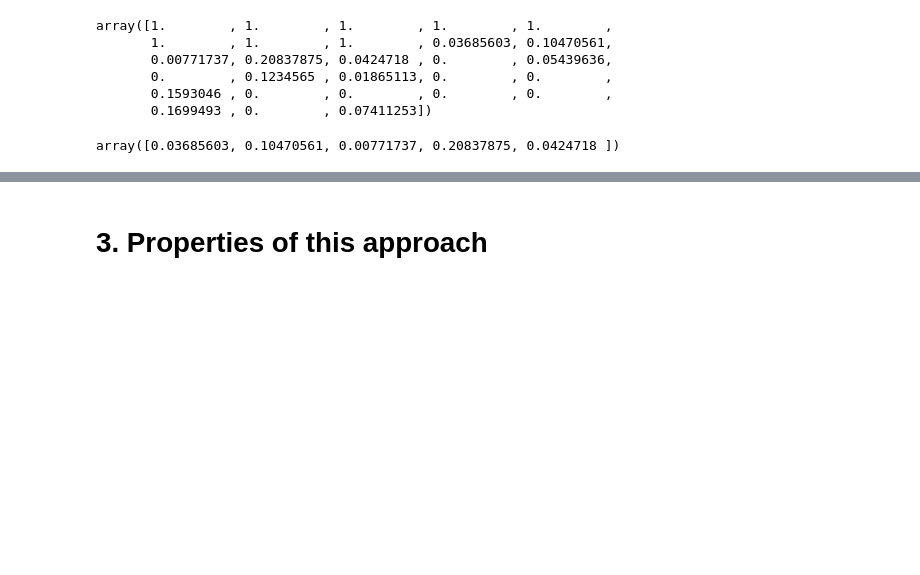
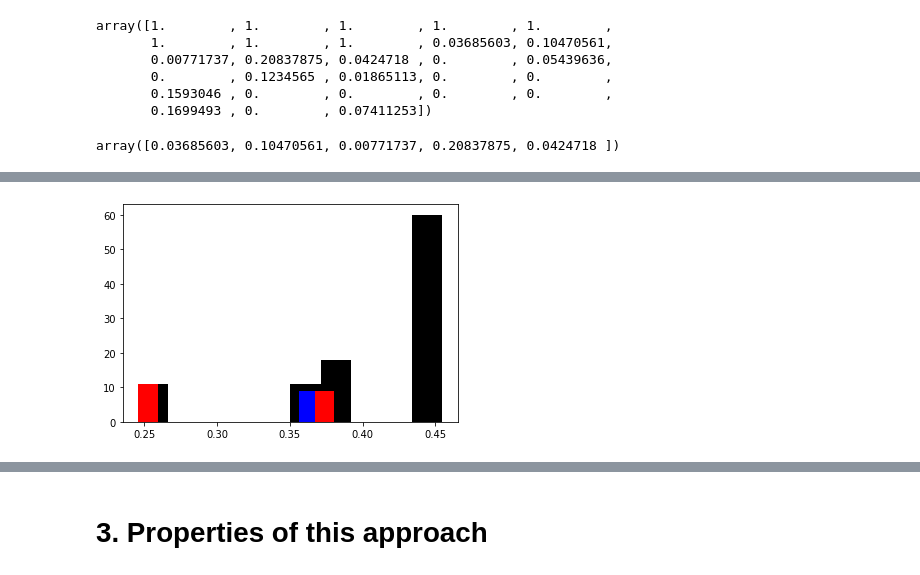
Before and after one commit to alcliberal/ApresentationStocastique, a Jupyter notebook: pres.ipynb, the cells around one changed output, grey strips where cells are left out. Cells and saved outputs as stored; diff of their text form; code cells hidden in the pictures; blank space fills up the shorter version.

```diff
--- a/pres.ipynb
+++ b/pres.ipynb
@@ -203,0 +277,17 @@ array([0.03685603, 0.10470561, 0.00771737, 0.20837875, 0.0424718 ])
+# %%
+def fp_selection(population, fitness):
+    p = (np.max(fitness) - fitness)
+    p /= np.sum(p)
+    rng = np.random.default_rng()
+    ind = rng.choice(len(population), p=p)
+    return population[ind], fitness[ind]
+# %%
+fp_fits = np.zeros(len(efit))
+for i in range(len(efit)):
+    p, f = fp_selection(population, fitness)
+    fp_fits[i] = f
+plt.hist(fitness, color='k')
+plt.hist(efit, color='b')
+plt.hist(fp_fits, color='r');
+# %% [output]
+[figure, added]
```
Also changed, not shown: parts of 17 cells of this notebook.
